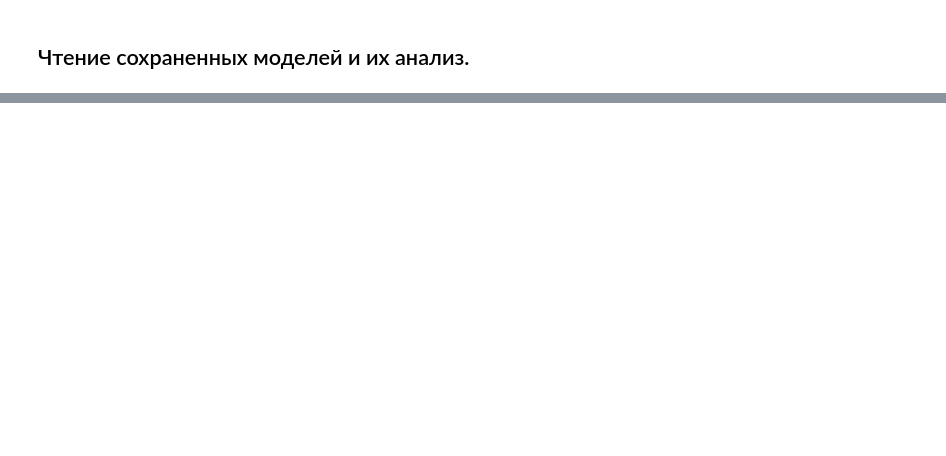
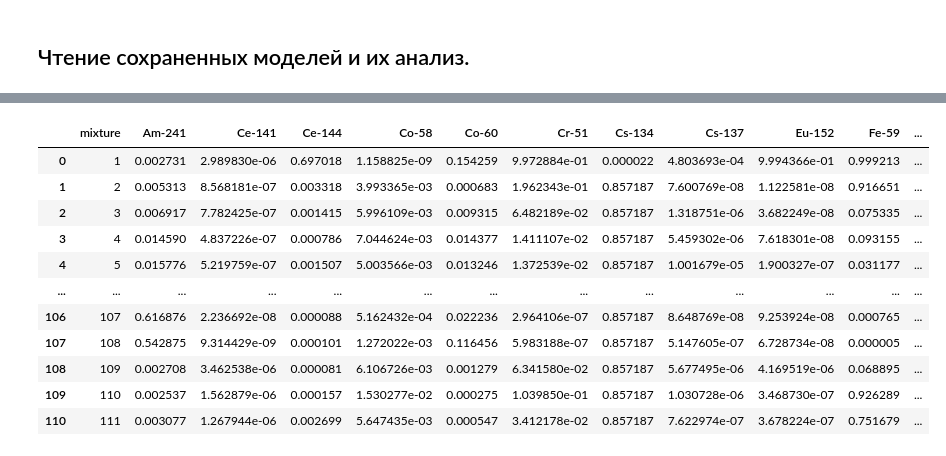
Before and after one commit to arbuz001/Wave-U-Net-Pytorch, a Jupyter notebook: classifier_mel_based.ipynb, the cells around one changed output, grey strips where cells are left out. Cells and saved outputs as stored; diff of their text form; code cells hidden in the pictures; blank space fills up the shorter version.

```diff
--- a/classifier_mel_based.ipynb
+++ b/classifier_mel_based.ipynb
@@ -423,0 +490,85 @@ saved_model_Zr_95 = load_model(f'./classification_models_mononuclides/best_model
+# %%
+n_classes = 16
+preds_list = np.zeros(n_classes)
+
+data_signals = data_mono.transpose()
+data_signals
+
+verificat_df = pd.DataFrame(columns=["mixture", "Am-241",
+            "Ce-141",
+            "Ce-144",
+            "Co-58",
+            "Co-60",
+            "Cr-51",
+            "Cs-134",
+            "Cs-137",
+            "Eu-152",
+            "Fe-59",
+            "I-131",
+            "Mn-54",
+            "Ru-103",
+            "Ru-106",
+            "Zn-65",
+            "Zr-95"])
+
+for column_name in data_signals.columns[1:15]:
+    comps = np.array(data_signals[column_name].values[-1])
+    wesa = np.array([1.0])
+    smix = np.array(data_signals[column_name].values[:-1]).astype(float)
+
+    print(f"column_name = {column_name}: max = {smix.max()}")
+
+    weights_list = np.in1d(ncldsss_lst,comps).astype(float)
+    w_true_list = np.zeros(len(ncldsss_lst))
+    w_true_list[np.where(weights_list == 1)] = wesa
+
+    drift = np.random.normal(mu, sigma, 1)[0]
+    canals_orig = np.linspace(1,smix.shape[0],smix.shape[0])
+    smes = drift_spectr(canals_orig, smix,drift)[1]
+    mel_mix = generate_mel_spectrum(nfilt,es,smes)
+    rmspec = np.log10(mel_mix + 1)
+    rms_bsln_o = rmspec/sum(rmspec)
+
+#     preds_list[0] = saved_model_Eu_152.predict(rms_bsln_o.reshape((1,564)),batch_size = 1,verbose=0)[0][0]
+#     preds_list[1] = saved_model_Co_60.predict(rms_bsln_o.reshape((1,564)),batch_size = 1,verbose=0)[0][0]
+#     preds_list[2] = saved_model_Cs_137.predict(rms_bsln_o.reshape((1,564)),batch_size = 1,verbose=0)[0][0]
+
+    preds_list[0] = saved_model_Am_241.predict(rms_bsln_o.reshape((1,564)),batch_size = 1,verbose=0)[0][0]
+    preds_list[1] = saved_model_Ce_141.predict(rms_bsln_o.reshape((1,564)),batch_size = 1,verbose=0)[0][0]
+    preds_list[2] = saved_model_Ce_144.predict(rms_bsln_o.reshape((1,564)),batch_size = 1,verbose=0)[0][0]
+    preds_list[3] = saved_model_Co_58.predict(rms_bsln_o.reshape((1,564)),batch_size = 1,verbose=0)[0][0]
+    preds_list[4] = saved_model_Co_60.predict(rms_bsln_o.reshape((1,564)),batch_size = 1,verbose=0)[0][0]
+    preds_list[5] = saved_model_Cr_51.predict(rms_bsln_o.reshape((1,564)),batch_size = 1,verbose=0)[0][0]
+    preds_list[6] = saved_model_Cs_134.predict(rms_bsln_o.reshape((1,564)),batch_size = 1,verbose=0)[0][0]
+    preds_list[7] = saved_model_Cs_137.predict(rms_bsln_o.reshape((1,564)),batch_size = 1,verbose=0)[0][0]
+    preds_list[8] = saved_model_Eu_152.predict(rms_bsln_o.reshape((1,564)),batch_size = 1,verbose=0)[0][0]
+    preds_list[9] = saved_model_Fe_59.predict(rms_bsln_o.reshape((1,564)),batch_size = 1,verbose=0)[0][0]
+    preds_list[10] = saved_model_I_131.predict(rms_bsln_o.reshape((1,564)),batch_size = 1,verbose=0)[0][0]
+    preds_list[11] = saved_model_Mn_54.predict(rms_bsln_o.reshape((1,564)),batch_size = 1,verbose=0)[0][0]
+    preds_list[12] = saved_model_Ru_103.predict(rms_bsln_o.reshape((1,564)),batch_size = 1,verbose=0)[0][0]
+    preds_list[13] = saved_model_Ru_106.predict(rms_bsln_o.reshape((1,564)),batch_size = 1,verbose=0)[0][0]
+    preds_list[14] = saved_model_Zn_65.predict(rms_bsln_o.reshape((1,564)),batch_size = 1,verbose=0)[0][0]
+    preds_list[15] = saved_model_Zr_95.predict(rms_bsln_o.reshape((1,564)),batch_size = 1,verbose=0)[0][0]
+
+    df_out = pd.DataFrame({"mixture":[column_name],
+                            "Am-241":[preds_list[0]],
+                            "Ce-141":[preds_list[1]],
+                            "Ce-144":[preds_list[2]],
+                            "Co-58":[preds_list[3]],
+                            "Co-60":[preds_list[4]],
+                            "Cr-51":[preds_list[5]],
+                            "Cs-134":[preds_list[6]],
+                            "Cs-137":[preds_list[7]],
+                            "Eu-152":[preds_list[8]],
+                            "Fe-59":[preds_list[9]],
+                            "I-131":[preds_list[10]],
+                            "Mn-54":[preds_list[11]],
+                            "Ru-103":[preds_list[12]],
+                            "Ru-106":[preds_list[13]],
+                            "Zn-65":[preds_list[14]],
+                            "Zr-95":[preds_list[15]]})
+
+    print(f"i = {column_name}: {verificat_df.shape}")
+    verificat_df = pd.concat([verificat_df,df_out], axis = 0, ignore_index=True)
+verificat_df
+# %% [output]
@@ -423,0 +592,12 @@ saved_model_Zr_95 = load_model(f'./classification_models_mononuclides/best_model
+|  | mixture | Am-241 | Ce-141 | Ce-144 | Co-58 | Co-60 | Cr-51 | Cs-134 | Cs-137 | Eu-152 | Fe-59 | ... |
+| 0 | 1 | 0.002731 | 2.989830e-06 | 0.697018 | 1.158825e-09 | 0.154259 | 9.972884e-01 | 0.000022 | 4.803693e-04 | 9.994366e-01 | 0.999213 | ... |
+| 1 | 2 | 0.005313 | 8.568181e-07 | 0.003318 | 3.993365e-03 | 0.000683 | 1.962343e-01 | 0.857187 | 7.600769e-08 | 1.122581e-08 | 0.916651 | ... |
+| 2 | 3 | 0.006917 | 7.782425e-07 | 0.001415 | 5.996109e-03 | 0.009315 | 6.482189e-02 | 0.857187 | 1.318751e-06 | 3.682249e-08 | 0.075335 | ... |
+| 3 | 4 | 0.014590 | 4.837226e-07 | 0.000786 | 7.044624e-03 | 0.014377 | 1.411107e-02 | 0.857187 | 5.459302e-06 | 7.618301e-08 | 0.093155 | ... |
+| 4 | 5 | 0.015776 | 5.219759e-07 | 0.001507 | 5.003566e-03 | 0.013246 | 1.372539e-02 | 0.857187 | 1.001679e-05 | 1.900327e-07 | 0.031177 | ... |
+| ... | ... | ... | ... | ... | ... | ... | ... | ... | ... | ... | ... | ... |
+| 106 | 107 | 0.616876 | 2.236692e-08 | 0.000088 | 5.162432e-04 | 0.022236 | 2.964106e-07 | 0.857187 | 8.648769e-08 | 9.253924e-08 | 0.000765 | ... |
+| 107 | 108 | 0.542875 | 9.314429e-09 | 0.000101 | 1.272022e-03 | 0.116456 | 5.983188e-07 | 0.857187 | 5.147605e-07 | 6.728734e-08 | 0.000005 | ... |
+| 108 | 109 | 0.002708 | 3.462538e-06 | 0.000081 | 6.106726e-03 | 0.001279 | 6.341580e-02 | 0.857187 | 5.677495e-06 | 4.169519e-06 | 0.068895 | ... |
+| 109 | 110 | 0.002537 | 1.562879e-06 | 0.000157 | 1.530277e-02 | 0.000275 | 1.039850e-01 | 0.857187 | 1.030728e-06 | 3.468730e-07 | 0.926289 | ... |
+| 110 | 111 | 0.003077 | 1.267944e-06 | 0.002699 | 5.647435e-03 | 0.000547 | 3.412178e-02 | 0.857187 | 7.622974e-07 | 3.678224e-07 | 0.751679 | ... |
```
Also changed, not shown: parts of 15 cells of this notebook.
